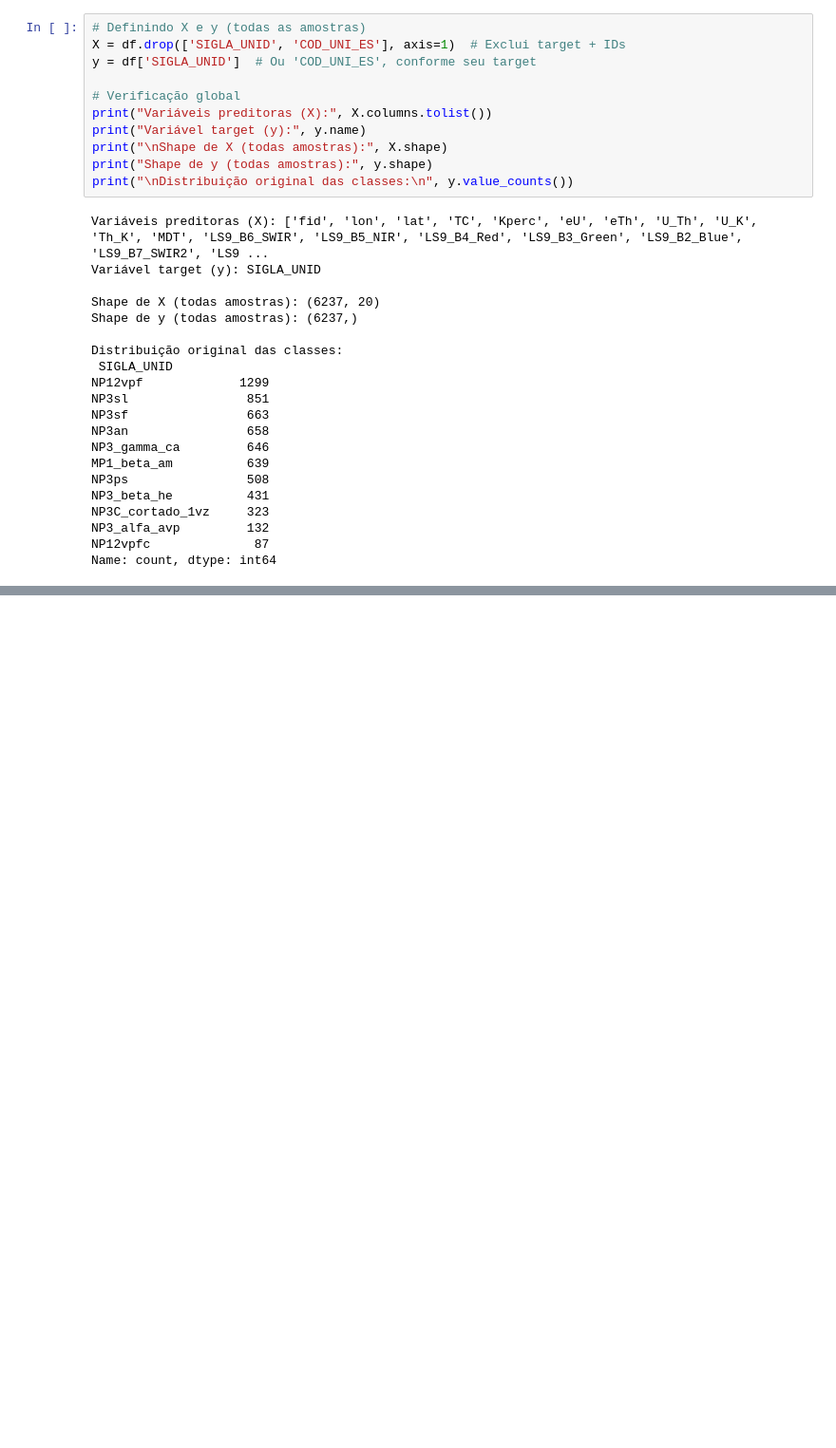
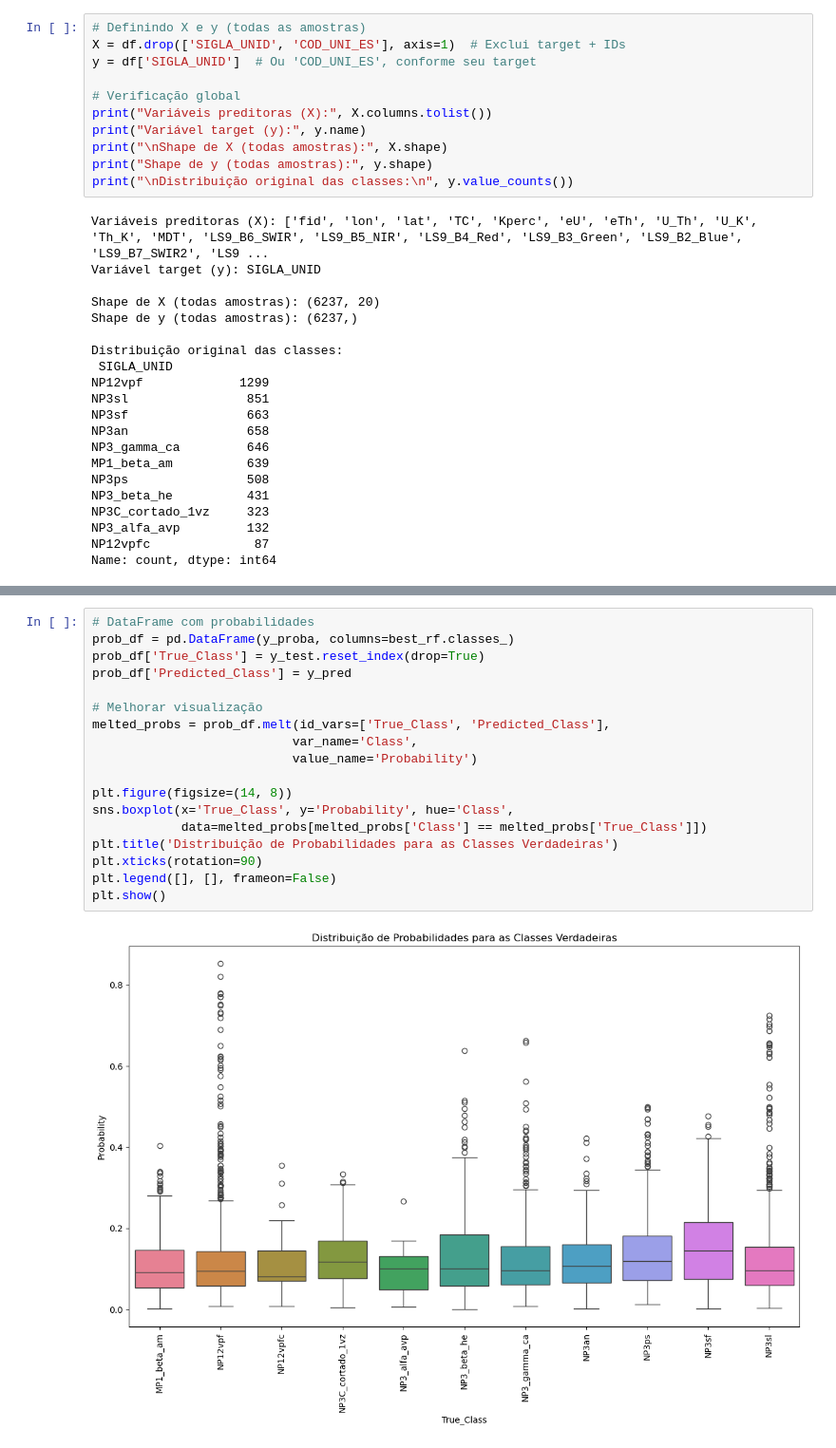
Before and after one commit to Matias-Valladao/ML-GeoPredict-Lavras, a Jupyter notebook: RF_PassFeio_So_RF_V1,2.ipynb, the cells around one changed output, grey strips where cells are left out. Shown at 95% size. Drawn from its saved outputs; the diff is of its cells as text; blank space fills up the shorter version.

```diff
--- a/RF_PassFeio_So_RF_V1,2.ipynb
+++ b/RF_PassFeio_So_RF_V1,2.ipynb
@@ -519,0 +611,20 @@ NP3C_cortado_1vz       0.90      0.97      0.94        97
+# %%
+# DataFrame com probabilidades
+prob_df = pd.DataFrame(y_proba, columns=best_rf.classes_)
+prob_df['True_Class'] = y_test.reset_index(drop=True)
+prob_df['Predicted_Class'] = y_pred
+
+# Melhorar visualização
+melted_probs = prob_df.melt(id_vars=['True_Class', 'Predicted_Class'],
+                           var_name='Class',
+                           value_name='Probability')
+
+plt.figure(figsize=(14, 8))
+sns.boxplot(x='True_Class', y='Probability', hue='Class',
+            data=melted_probs[melted_probs['Class'] == melted_probs['True_Class']])
+plt.title('Distribuição de Probabilidades para as Classes Verdadeiras')
+plt.xticks(rotation=90)
+plt.legend([], [], frameon=False)
+plt.show()
+# %% [output]
+[figure, added]
```
Also changed, not shown: parts of 14 cells of this notebook.
